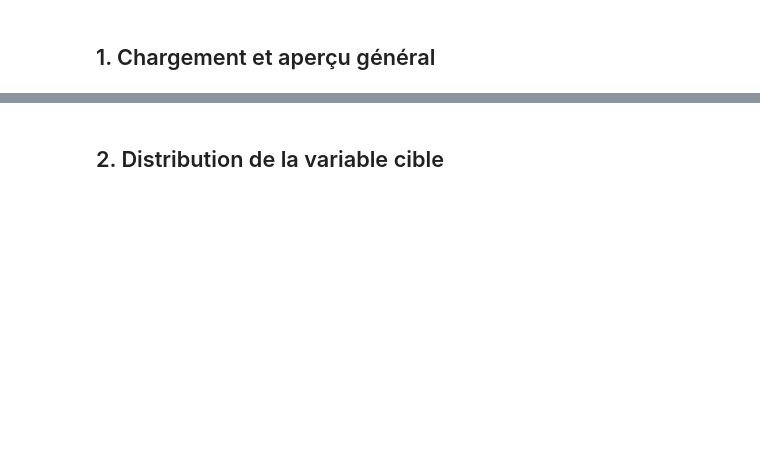
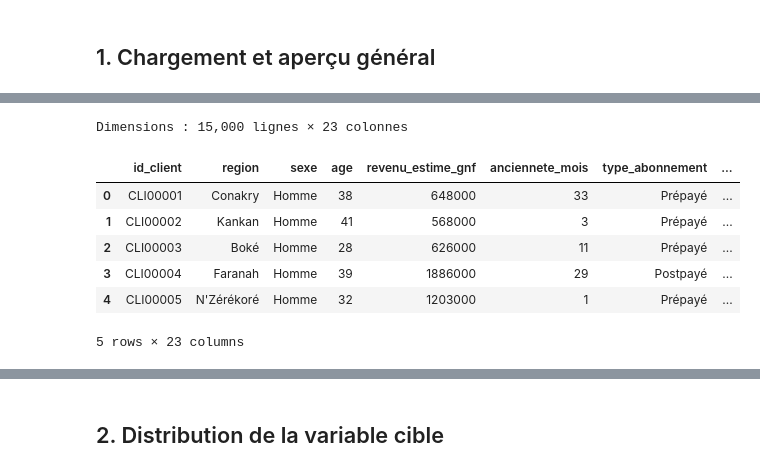
Before and after one commit to elbechir/P01-Prediction-du-churn-des-abonnes-d-un-operateur-mobile-guineen, a Jupyter notebook: notebooks/01_analyse_exploratoire.ipynb, the cells around one changed output, grey strips where cells are left out. Cells and saved outputs as stored; diff of their text form; code cells hidden in the pictures; blank space fills up the shorter version.

```diff
--- a/notebooks/01_analyse_exploratoire.ipynb
+++ b/notebooks/01_analyse_exploratoire.ipynb
@@ -27,0 +82,15 @@ print("Bibliothèques chargées")
+# %%
+from google.colab import files
+import shutil
+
+print("Sélectionne le fichier preprocessing.py")
+uploaded2 = files.upload()
+
+# Get the actual filename from the uploaded dictionary
+# This handles cases where Colab renames the file (e.g., adding '(1)')
+uploaded_filename_preprocessing = list(uploaded2.keys())[0]
+
+# Le mettre dans le bon dossier
+with open('src/preprocessing.py', 'wb') as f:
+    f.write(uploaded2[uploaded_filename_preprocessing])
+print("✅ preprocessing.py sauvegardé")
@@ -28,7 +102,16 @@ print("Bibliothèques chargées")
 # %%
-df = pd.read_csv('../data/raw/guinee_telecom_churn_FR.csv')
+df = pd.read_csv('data/raw/guinee_telecom_churn_FR.csv')
 print(f"Dimensions : {df.shape[0]:,} lignes × {df.shape[1]} colonnes")
 df.head()
+# %% [output]
+Dimensions : 15,000 lignes × 23 colonnes
+|  | id_client | region | sexe | age | revenu_estime_gnf | anciennete_mois | type_abonnement | ... |
+| 0 | CLI00001 | Conakry | Homme | 38 | 648000 | 33 | Prépayé | ... |
+| 1 | CLI00002 | Kankan | Homme | 41 | 568000 | 3 | Prépayé | ... |
+| 2 | CLI00003 | Boké | Homme | 28 | 626000 | 11 | Prépayé | ... |
+| 3 | CLI00004 | Faranah | Homme | 39 | 1886000 | 29 | Postpayé | ... |
+| 4 | CLI00005 | N'Zérékoré | Homme | 32 | 1203000 | 1 | Prépayé | ... |
+5 rows × 23 columns
 # %%
 print("=== Types de données ===")
 print(df.dtypes)
```
Also changed, not shown: parts of 12 cells of this notebook.
